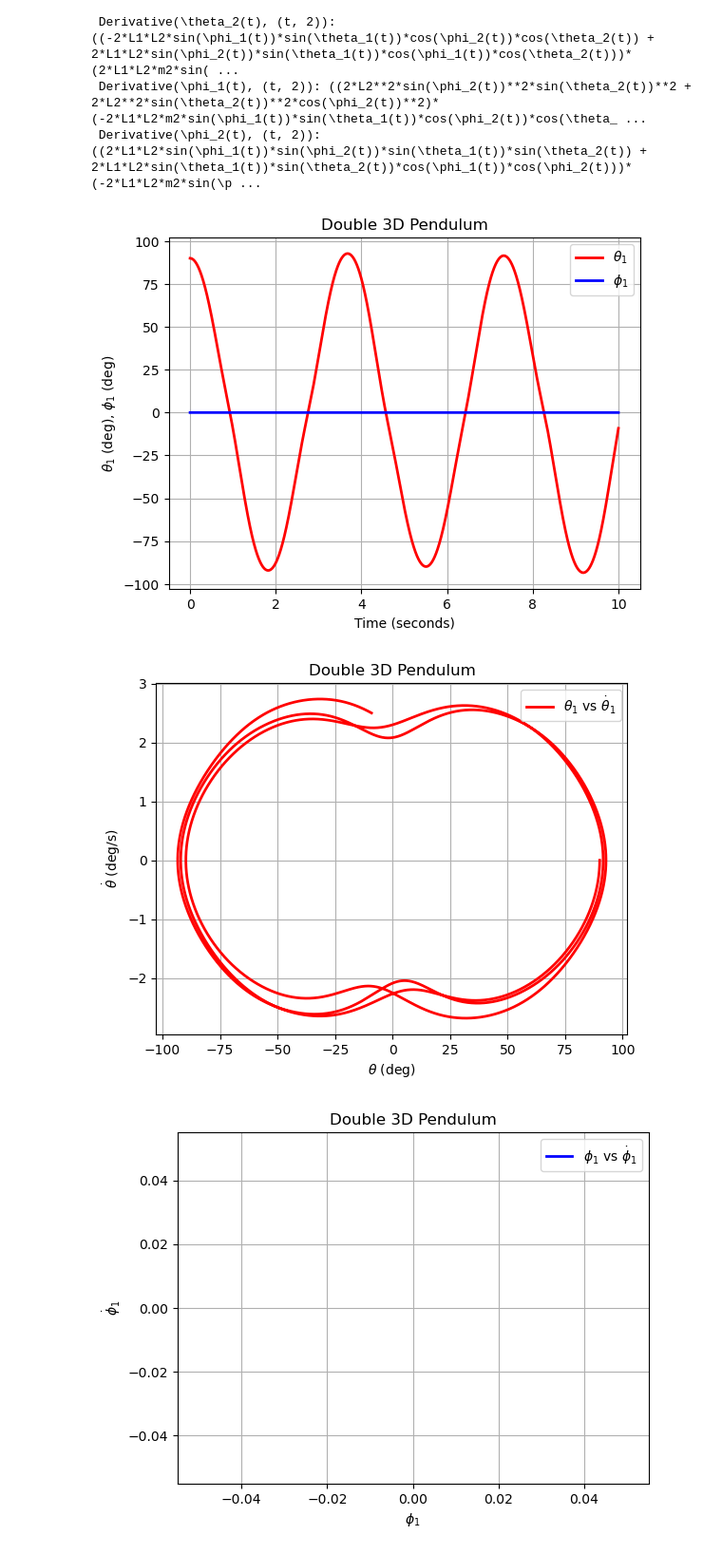
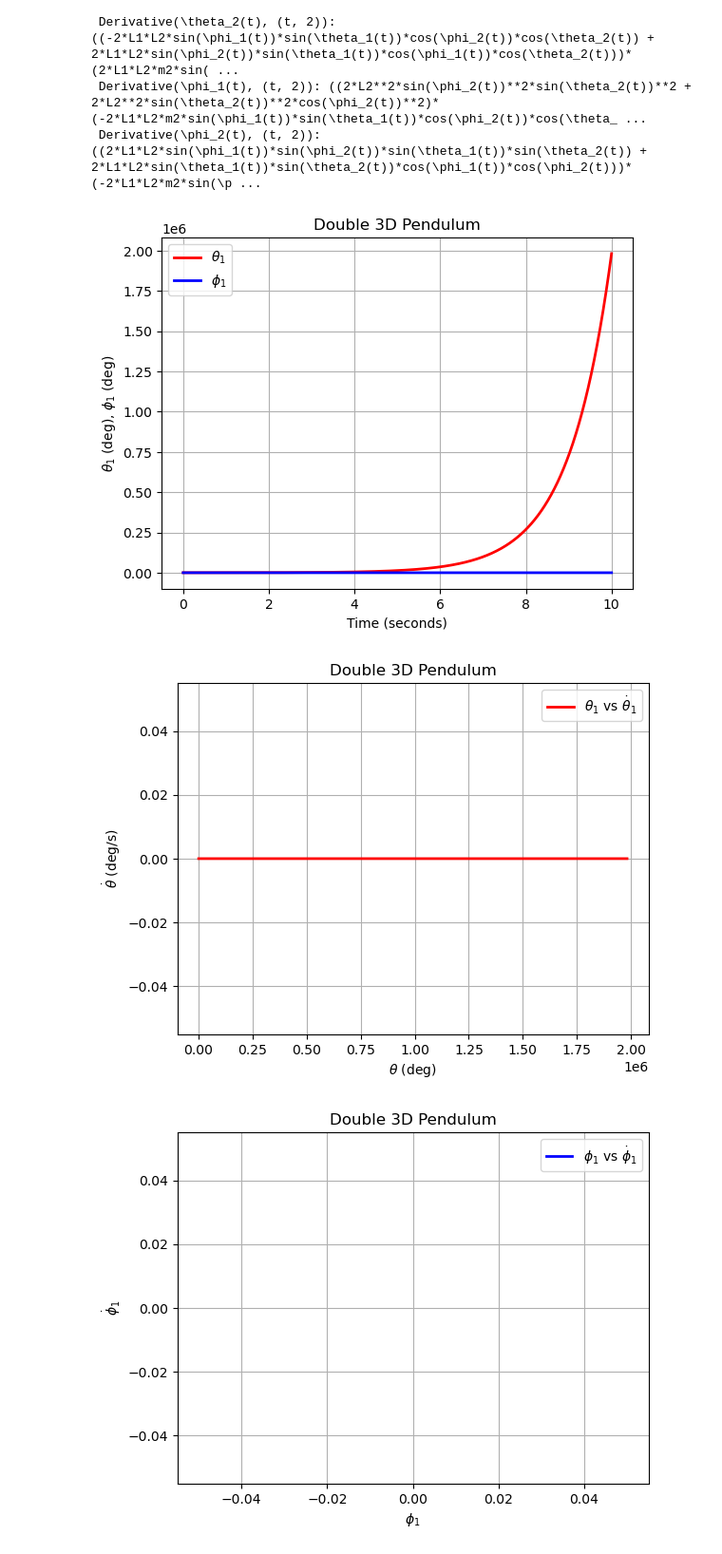
Before and after one commit to albdoor/MSD, a Jupyter notebook: simpleDoublePendulum.ipynb, the cells around one changed output. Shown at 95% size. Drawn from its saved outputs; the diff is of its cells as text; code cells hidden in the pictures.

```diff
--- a/simpleDoublePendulum.ipynb
+++ b/simpleDoublePendulum.ipynb
@@ -74,14 +74,31 @@ do2dt_f = smp.lambdify((t,g,m1,m2,L1,L2,the1,the2,the1_d,the2_d,phi1,phi2,phi1_d
 dthe1dt_f = smp.lambdify(the1_d, the1_d)
 dthe2dt_f = smp.lambdify(the2_d, the2_d)
 
+dthe1ddt_f = smp.lambdify(the1_dd, the1_dd)
+dthe2ddt_f = smp.lambdify(the2_dd, the2_dd)
+
+the1_f = smp.lambdify(the1, the1)
+the2_f = smp.lambdify(the2, the2)
+
 dw1dt_f = smp.lambdify((t,g,m1,m2,L1,L2,the1,the2,the1_d,the2_d,phi1,phi2,phi1_d,phi2_d), sols[phi1_dd])
 dw2dt_f = smp.lambdify((t,g,m1,m2,L1,L2,the1,the2,the1_d,the2_d,phi1,phi2,phi1_d,phi2_d), sols[phi2_dd])
 dphi1dt_f = smp.lambdify(phi1_d, phi1_d)
 dphi2dt_f = smp.lambdify(phi2_d, phi2_d)
+
+dphi1ddt_f = smp.lambdify(phi1_dd, phi1_dd)
+dphi2ddt_f = smp.lambdify(phi2_dd, phi2_dd)
+
+
+phi1_f = smp.lambdify(phi1, phi1)
+phi2_f = smp.lambdify(phi2, phi2)
 # %%
 def dSdt(S, t, g, m1, m2, L1, L2):
-    the1, the2, phi1, phi2, o1, o2, w1, w2 = S
+    the1, the2, phi1, phi2, o1, o2, w1, w2, o1d, o2d, w1d, w2d = S
     return [
+        the1_f(the1),
+        the2_f(the2),
+        phi1_f(phi1),
+        phi2_f(phi2),
         dthe1dt_f(o1),
         dthe2dt_f(o2),
         dphi1dt_f(w1),
@@ -99,5 +116,5 @@ m1=2
 m2=1
 L1 = 2
 L2 = 1
-ans = odeint(dSdt, y0=[np.pi/2, np.pi/2, 0, 0, 0, 0, 0, 0], t=t, args=(g,m1,m2,L1,L2))
+ans = odeint(dSdt, y0=[np.pi/2, np.pi/2, 0, 0, 0, 0, 0, 0, 0, 0, 0, 0], t=t, args=(g,m1,m2,L1,L2))
 # %%
@@ -117,14 +139,14 @@ phi_d_ans = ans.T[7]
 # %%
-plt.plot(t,  theta1, 'r', lw=2, label=r'$\theta_1$')
+plt.plot(t,  ans.T[0]*180/np.pi, 'r', lw=2, label=r'$\theta_1$')
 plt.plot(t, phi1_ans, 'b', lw=2, label=r'$\phi_1$')
 plt.title('Double 3D Pendulum')
 plt.legend()
 plt.xlabel('Time (seconds)')
 plt.ylabel(r'$\theta_1$ (deg), $\phi_1$ (deg)')
 plt.grid()
 plt.show()
 # %% [output]
-[figure, old version]
+[figure, new version]
 # %%
 plt.plot(theta1,  theta1_d, 'r', lw=2, label=r'$\theta_1$ vs $\dot \theta_1$')
 plt.title('Double 3D Pendulum')
@@ -134,7 +156,7 @@ plt.ylabel(r'$\dot \theta$ (deg/s)')
 plt.grid()
 plt.show()
 # %% [output]
-[figure, old version]
+[figure, new version]
 # %%
 plt.plot(phi1_ans,  phi1_d_ans, 'b', lw=2, label=r'$\phi_1$ vs $\dot \phi_1$')
 plt.title('Double 3D Pendulum')
```
Also changed, not shown: parts of 7 cells of this notebook, 8 other files.
